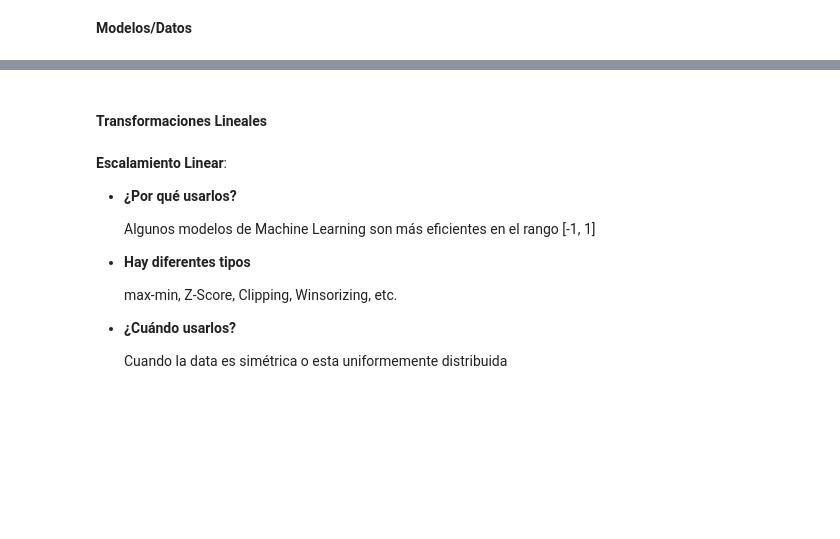
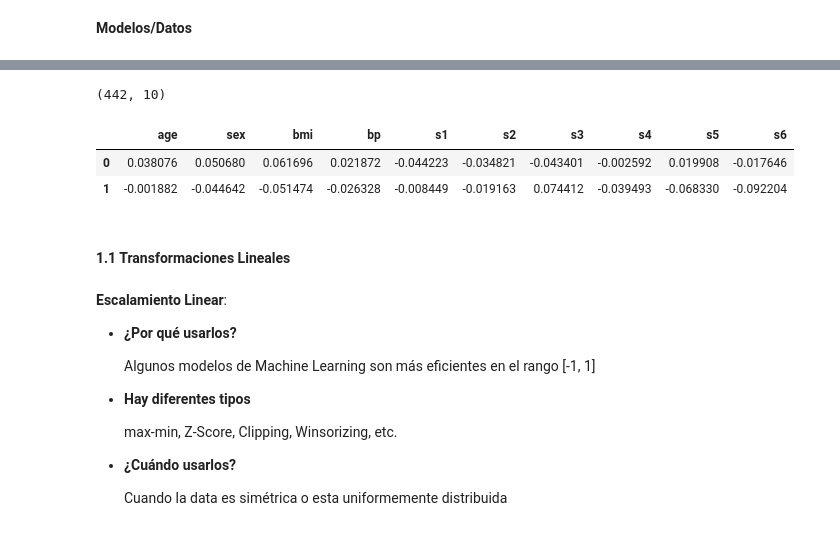
Before and after one commit to JuanFeA98/Estadistica_Probabilidad, a Jupyter notebook: Estadistica_Descriptiva/03. Procesamiento de datos.ipynb, the cells around one changed output, grey strips where cells are left out. Saved outputs shown, nothing was run; the diff lists cells and outputs as text; code cells hidden in the pictures; blank space fills up the shorter version.

```diff
--- a/Estadistica_Descriptiva/03. Procesamiento de datos.ipynb
+++ b/Estadistica_Descriptiva/03. Procesamiento de datos.ipynb
@@ -24,4 +28,8 @@ data = datasets.load_diabetes()
 # %%
 X, y = datasets.load_diabetes(return_X_y=True)
+# %%
+X.shape
+# %% [output]
+(442, 10)
 # %%
 names = data.feature_names
@@ -31,10 +36,16 @@ df.columns = names
 # %%
 df_X = pd.DataFrame(X)
 df_X.columns=names
+# %%
+df_X.head(2)
+# %% [output]
+|  | age | sex | bmi | bp | s1 | s2 | s3 | s4 | s5 | s6 |
+| 0 | 0.038076 | 0.050680 | 0.061696 | 0.021872 | -0.044223 | -0.034821 | -0.043401 | -0.002592 | 0.019908 | -0.017646 |
+| 1 | -0.001882 | -0.044642 | -0.051474 | -0.026328 | -0.008449 | -0.019163 | 0.074412 | -0.039493 | -0.068330 | -0.092204 |
 # %%
 raw = X[:, None, 2]
 # %% [markdown]
-#### **Transformaciones Lineales**
+#### **1.1 Transformaciones Lineales**
 # %% [markdown]
 **Escalamiento Linear**:
 <ul>
```
Also changed, not shown: parts of 15 cells of this notebook.
